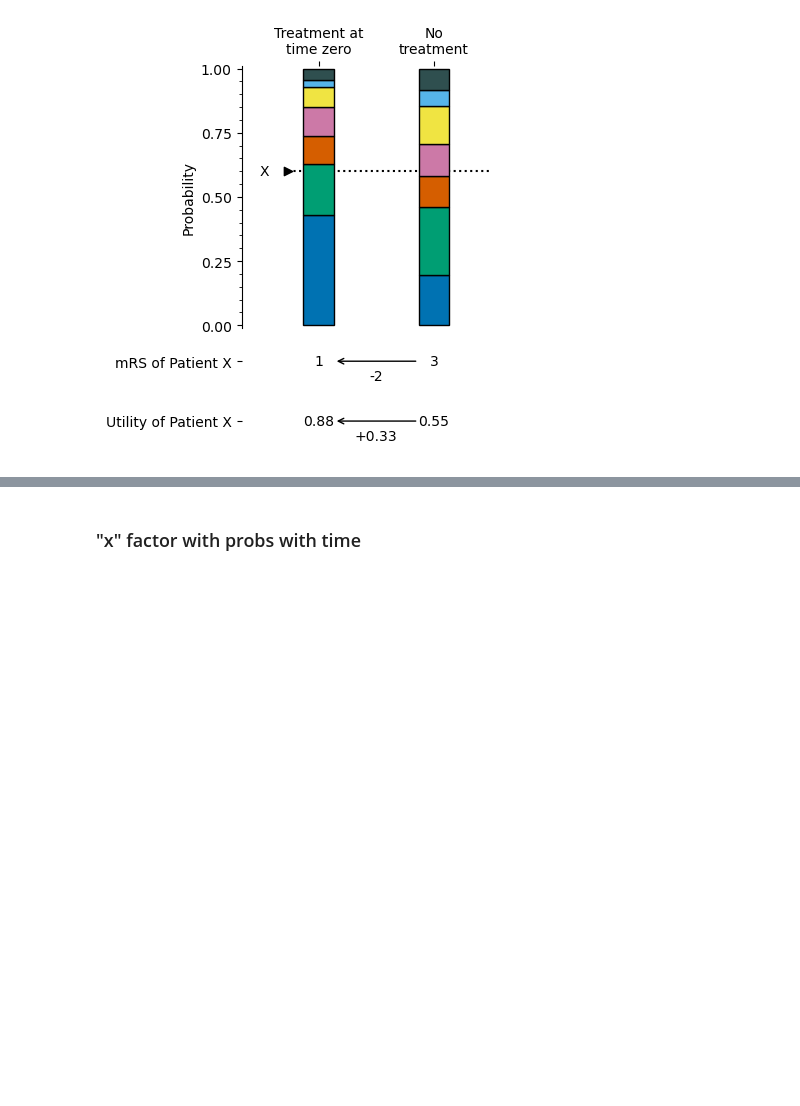
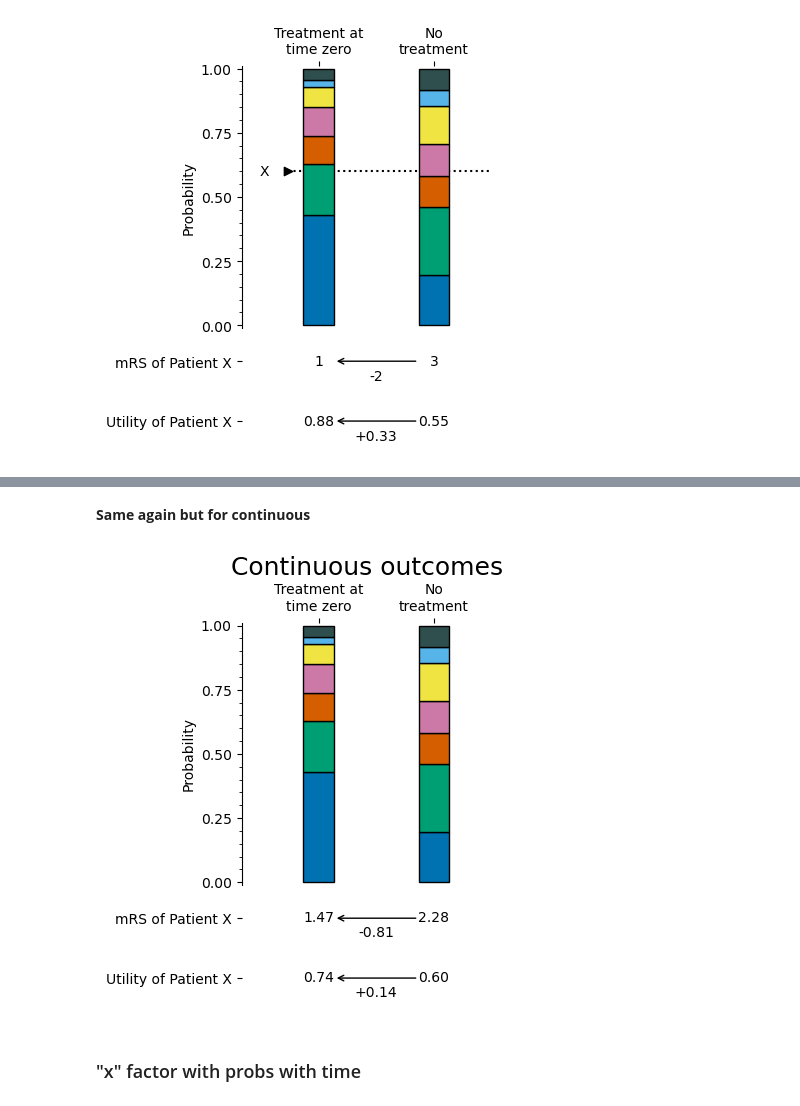
Before and after one commit to stroke-modelling/stroke-outcome, a Jupyter notebook: docs/images/discrete_outcome_figures.ipynb, the cells around one changed output, grey strips where cells are left out. Saved outputs shown, nothing was run; the diff lists cells and outputs as text; code cells hidden in the pictures; blank space fills up the shorter version.

```diff
--- a/docs/images/discrete_outcome_figures.ipynb
+++ b/docs/images/discrete_outcome_figures.ipynb
@@ -742,3 +778,36 @@ plt.show()
+# %% [markdown]
+__Same again but for continuous__
+# %%
+treatment_str = 'nlvo_ivt'
+
+x_scores = np.array([0.6])
+labels = ['X']
+
+fig, axs = plt.subplots(
+    2, 1, figsize=(5, 5),
+    gridspec_kw={'height_ratios':[1, 0.4], 'hspace':0.1, 'left':0.4}
+)
+ax = axs[0]
+plot_dists_time_zero_no_treatment(ax, treatment_str)
+
+plot_values_time_zero_no_treatment(
+    axs[1], x_scores, mRS_values=[1.47, 2.28], mRS_shift=round(1.47-2.28, 3),
+    utility_values=[0.74, '0.60'],
+    utility_shift=(0.74 - 0.60),
+    label_x=[0.0, 3.0], label_y=[0.0, 0.0]
+)
+ax.set_xlim(-2, 4.5)
+axs[1].set_xlim(-2, 4.5)
+axs[1].set_ylim(-3, 0.5)
+axs[1].set_yticks([0, -2])
+axs[1].set_yticklabels([f'mRS of Patient {labels[0]}',
+                        f'Utility of Patient {labels[0]}'])
+ax.set_title('Continuous outcomes', fontsize=18)
+
+plt.savefig('./continuous_example.png', bbox_inches='tight')
+plt.show()
+# %% [output]
+[figure, added]
 # %% [markdown]
 ### "x" factor with probs with time
 # %%
```
Also changed, not shown: parts of 1 cell of this notebook, 3 other files.
